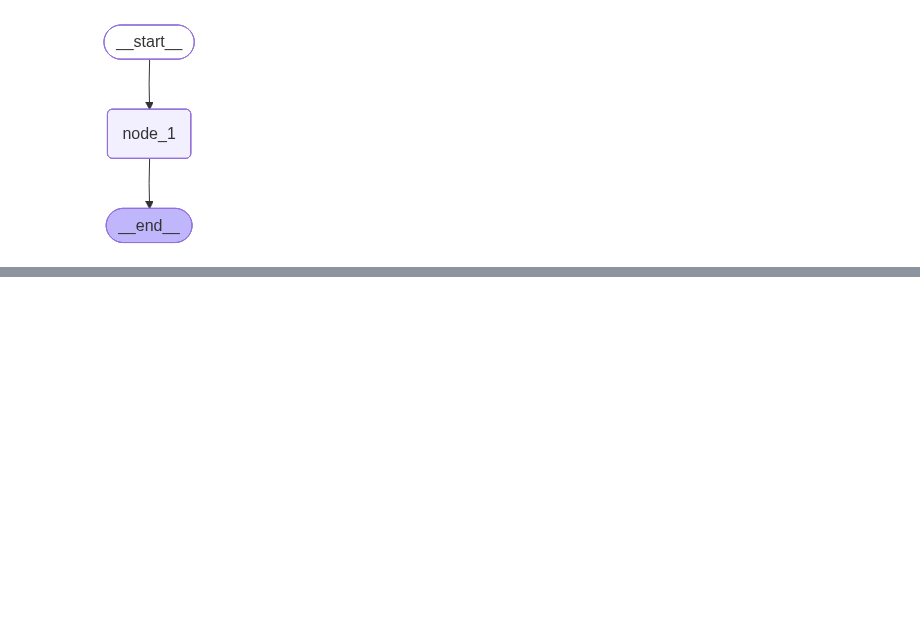
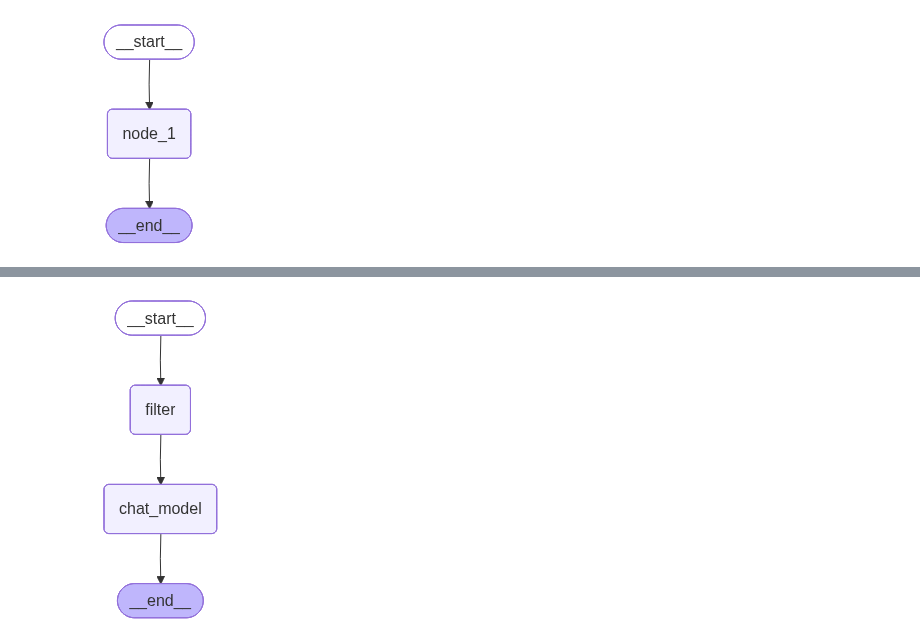
Before and after one commit to minimartzz/learning, a Jupyter notebook: agents/langgraph/02_state_and_memory.ipynb, the cells around one changed output, grey strips where cells are left out. Saved outputs shown, nothing was run; the diff lists cells and outputs as text; code cells hidden in the pictures; blank space fills up the shorter version.

```diff
--- a/agents/langgraph/02_state_and_memory.ipynb
+++ b/agents/langgraph/02_state_and_memory.ipynb
@@ -97,0 +250,6 @@ graph.invoke({"foo": 1})
+# %%
+load_dotenv()
+llm = ChatGroq(
+    model="llama-3.1-8b-instant",
+    api_key=os.getenv("GROQ_API_KEY", "")
+)
@@ -97,0 +274,11 @@ graph.invoke({"foo": 1})
+# %%
+# Delete message
+initial_messages.append(
+    HumanMessage(content="Can you give me more info?", name="Martin", id=3
+))
+initial_messages.append(
+    AIMessage(content="Can you give me more info?", name="Model", id=4
+))
+
+delete_message = [RemoveMessage(id=m.id) for m in initial_messages[:-2]]
+delete_message
@@ -97,0 +292,24 @@ graph.invoke({"foo": 1})
+# %%
+# Filtering - removing unneeded messages
+# ---- Nodes ----
+def filter_message(state: MessagesState):
+    delete_message = [RemoveMessage(id=m.id) for m in state['messages'][:-2]]
+    return {'messages': delete_message}
+
+def chat_model_node(state: MessagesState):
+    return {'messages': [llm.invoke(state['messages'])]}
+
+# ---- Build Graph ----
+# Build graph
+builder = StateGraph(MessagesState)
+builder.add_node("filter", filter_message)
+builder.add_node("chat_model", chat_model_node)
+builder.add_edge(START, "filter")
+builder.add_edge("filter", "chat_model")
+builder.add_edge("chat_model", END)
+graph = builder.compile()
+
+# ---- View ----
+display(Image(graph.get_graph().draw_mermaid_png()))
+# %% [output]
+[figure, added]
```
Also changed, not shown: parts of 47 cells of this notebook, 3 other files.
